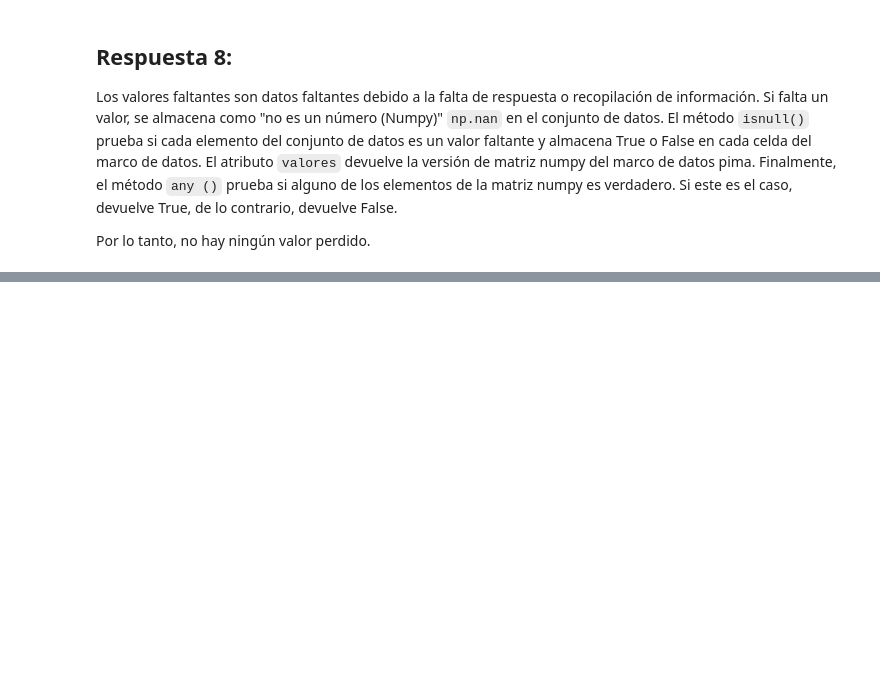
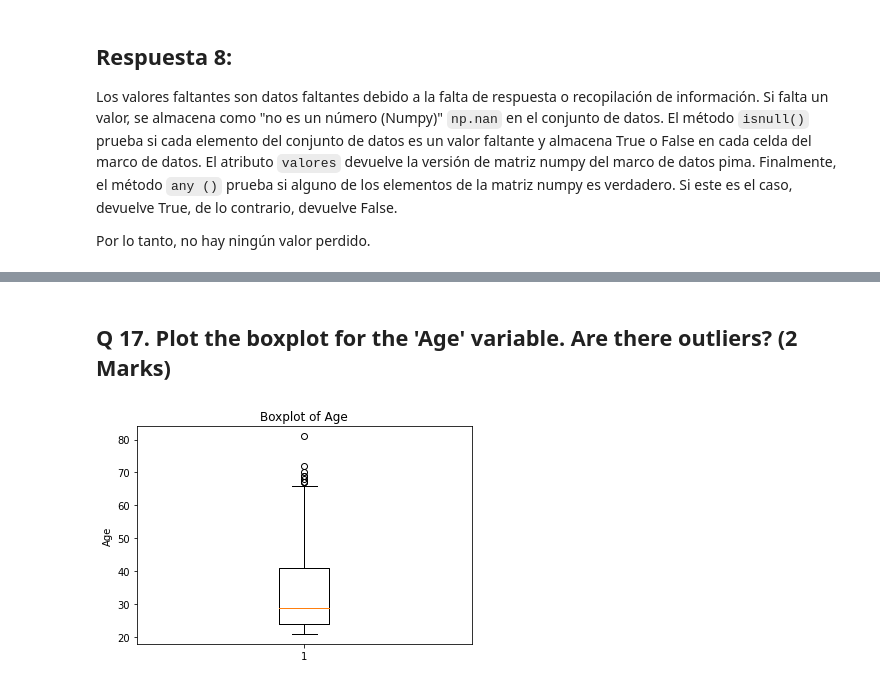
Before and after one commit to Calm-leon/proyecto-an-lisis-de-datos, a Jupyter notebook: Análisis_de_datos.ipynb, the cells around one changed output, grey strips where cells are left out. Cells and saved outputs as stored; diff of their text form; code cells hidden in the pictures; blank space fills up the shorter version.

```diff
--- a/Análisis_de_datos.ipynb
+++ b/Análisis_de_datos.ipynb
@@ -239,0 +362,12 @@ Por ejemplo, expliquemos la columna **Glucosa** en el resultado a continuación.
+# %% [markdown]
+## Q 17. Plot the boxplot for the 'Age' variable. Are there outliers? (2 Marks)
+# %%
+# remove _____ & write the appropriate function and column name
+
+plt.boxplot(pima['Age'])
+
+plt.title('Boxplot of Age')
+plt.ylabel('Age')
+plt.show()
+# %% [output]
+[figure, added]
```
Also changed, not shown: parts of 46 cells of this notebook.
